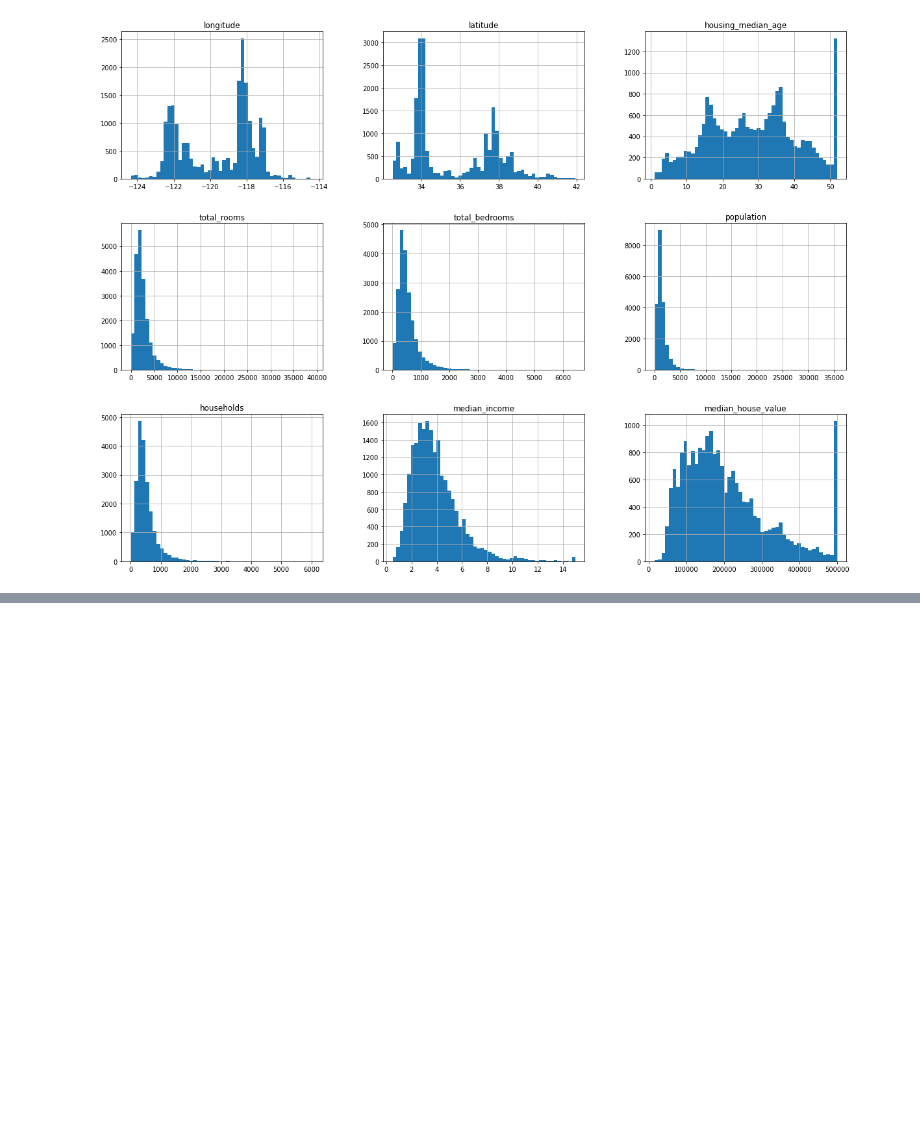
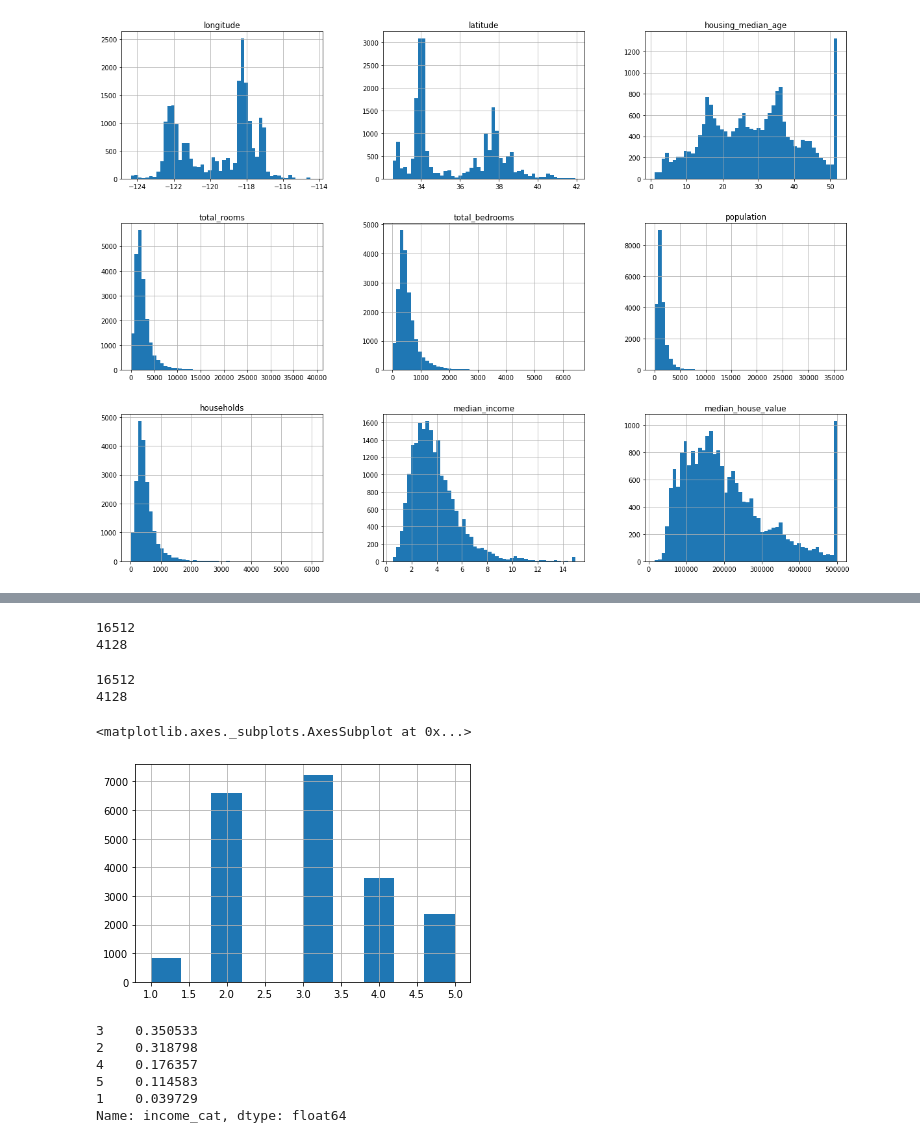
Before and after one commit to sumanyurosha/Hands-on-ML, a Jupyter notebook: Chapter2/Housing.ipynb, the cells around one changed output, grey strips where cells are left out. Cells and saved outputs as stored; diff of their text form; code cells hidden in the pictures; blank space fills up the shorter version.

```diff
--- a/Chapter2/Housing.ipynb
+++ b/Chapter2/Housing.ipynb
@@ -93,0 +127,6 @@ plt.show()
+# %%
+print(len(train_set))
+print(len(test_set))
+# %% [output]
+16512
+4128
@@ -93,0 +137,15 @@ plt.show()
+# %%
+print(len(train_set))
+print(len(test_set))
+# %% [output]
+16512
+4128
+# %%
+housing["income_cat"] = pd.cut(housing["median_income"],
+                               bins=[0, 1.5, 3, 4.5, 6, np.inf],
+                               labels=[1, 2, 3, 4, 5])
+# %%
+housing["income_cat"].hist()
+# %% [output]
+<matplotlib.axes._subplots.AxesSubplot at 0x...>
+[figure, added]
@@ -93,0 +160,9 @@ plt.show()
+# %%
+strat_test_set["income_cat"].value_counts(normalize=True)
+# %% [output]
+3    0.350533
+2    0.318798
+4    0.176357
+5    0.114583
+1    0.039729
+Name: income_cat, dtype: float64
```
Also changed, not shown: parts of 25 cells of this notebook.
